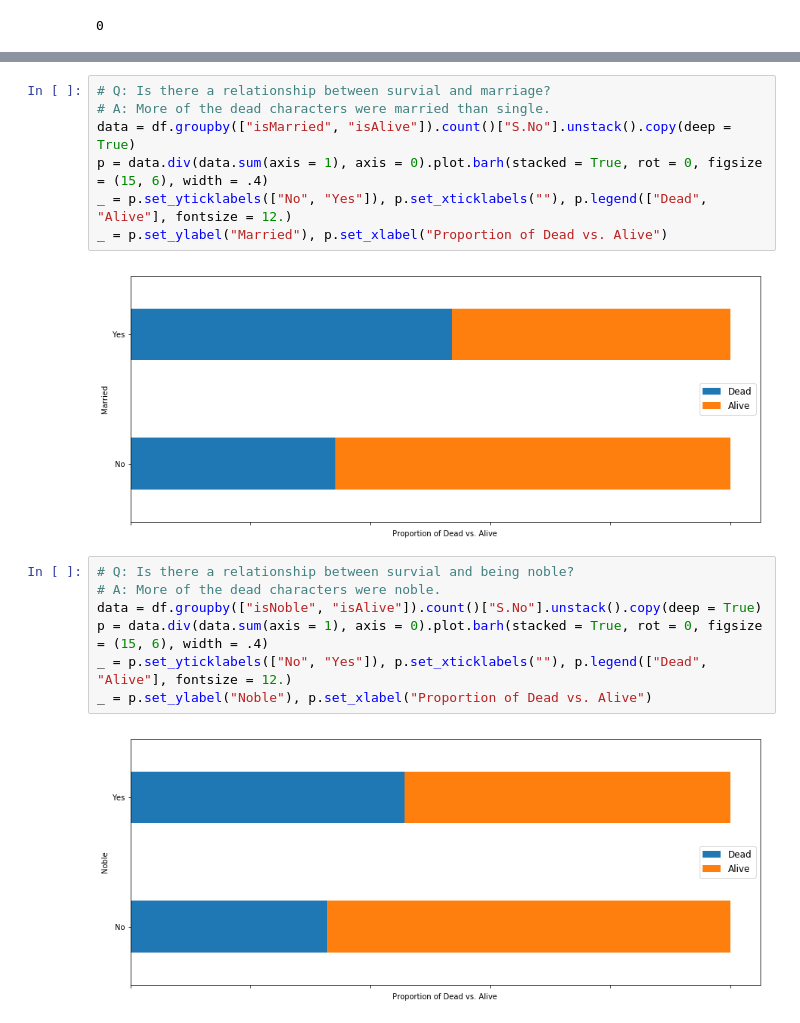
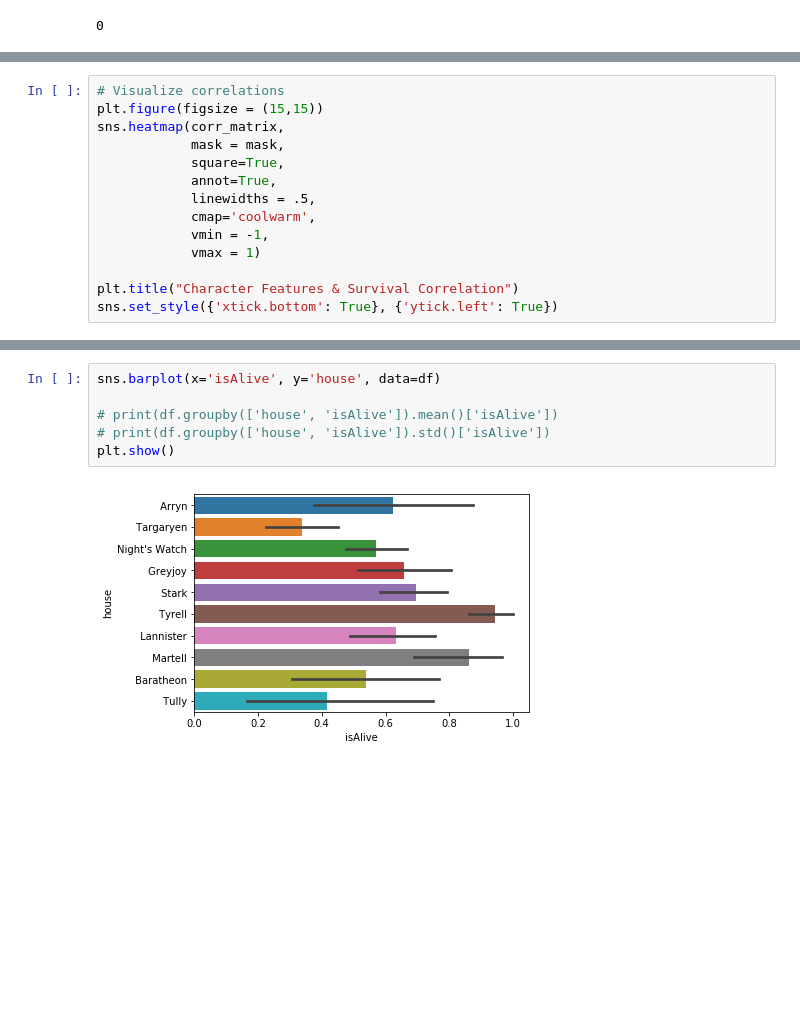
Before and after one commit to megano/storytelling, a Jupyter notebook: eda/GOT-analysis.ipynb, the cells around one changed output, grey strips where cells are left out. Cells and saved outputs as stored; diff of their text form; blank space fills up the shorter version.

```diff
--- a/eda/GOT-analysis.ipynb
+++ b/eda/GOT-analysis.ipynb
@@ -239,0 +339,14 @@ df.duplicated().sum()
+# %%
+# Visualize correlations
+plt.figure(figsize = (15,15))
+sns.heatmap(corr_matrix,
+            mask = mask,
+            square=True,
+            annot=True,
+            linewidths = .5,
+            cmap='coolwarm',
+            vmin = -1,
+            vmax = 1)
+
+plt.title("Character Features & Survival Correlation")
+sns.set_style({'xtick.bottom': True}, {'ytick.left': True})
@@ -310,18 +416,8 @@ _ = p.set_ylabel("Is Popular"), p.set_xlabel("Proportion of Dead vs. Alive")
-# %%
-# Q: Is there a relationship between survial and marriage?
-# A: More of the dead characters were married than single.
-data = df.groupby(["isMarried", "isAlive"]).count()["S.No"].unstack().copy(deep = True)
-p = data.div(data.sum(axis = 1), axis = 0).plot.barh(stacked = True, rot = 0, figsize = (15, 6), width = .4)
-_ = p.set_yticklabels(["No", "Yes"]), p.set_xticklabels(""), p.legend(["Dead", "Alive"], fontsize = 12.)
-_ = p.set_ylabel("Married"), p.set_xlabel("Proportion of Dead vs. Alive")
-# %% [output]
-[figure, removed]
-# %%
-# Q: Is there a relationship between survial and being noble?
-# A: More of the dead characters were noble.
-data = df.groupby(["isNoble", "isAlive"]).count()["S.No"].unstack().copy(deep = True)
-p = data.div(data.sum(axis = 1), axis = 0).plot.barh(stacked = True, rot = 0, figsize = (15, 6), width = .4)
-_ = p.set_yticklabels(["No", "Yes"]), p.set_xticklabels(""), p.legend(["Dead", "Alive"], fontsize = 12.)
-_ = p.set_ylabel("Noble"), p.set_xlabel("Proportion of Dead vs. Alive")
-# %% [output]
-[figure, removed]
+# %%
+sns.barplot(x='isAlive', y='house', data=df)
+
+# print(df.groupby(['house', 'isAlive']).mean()['isAlive'])
+# print(df.groupby(['house', 'isAlive']).std()['isAlive'])
+plt.show()
+# %% [output]
+[figure, added]
```
Also changed, not shown: parts of 35 cells of this notebook.
